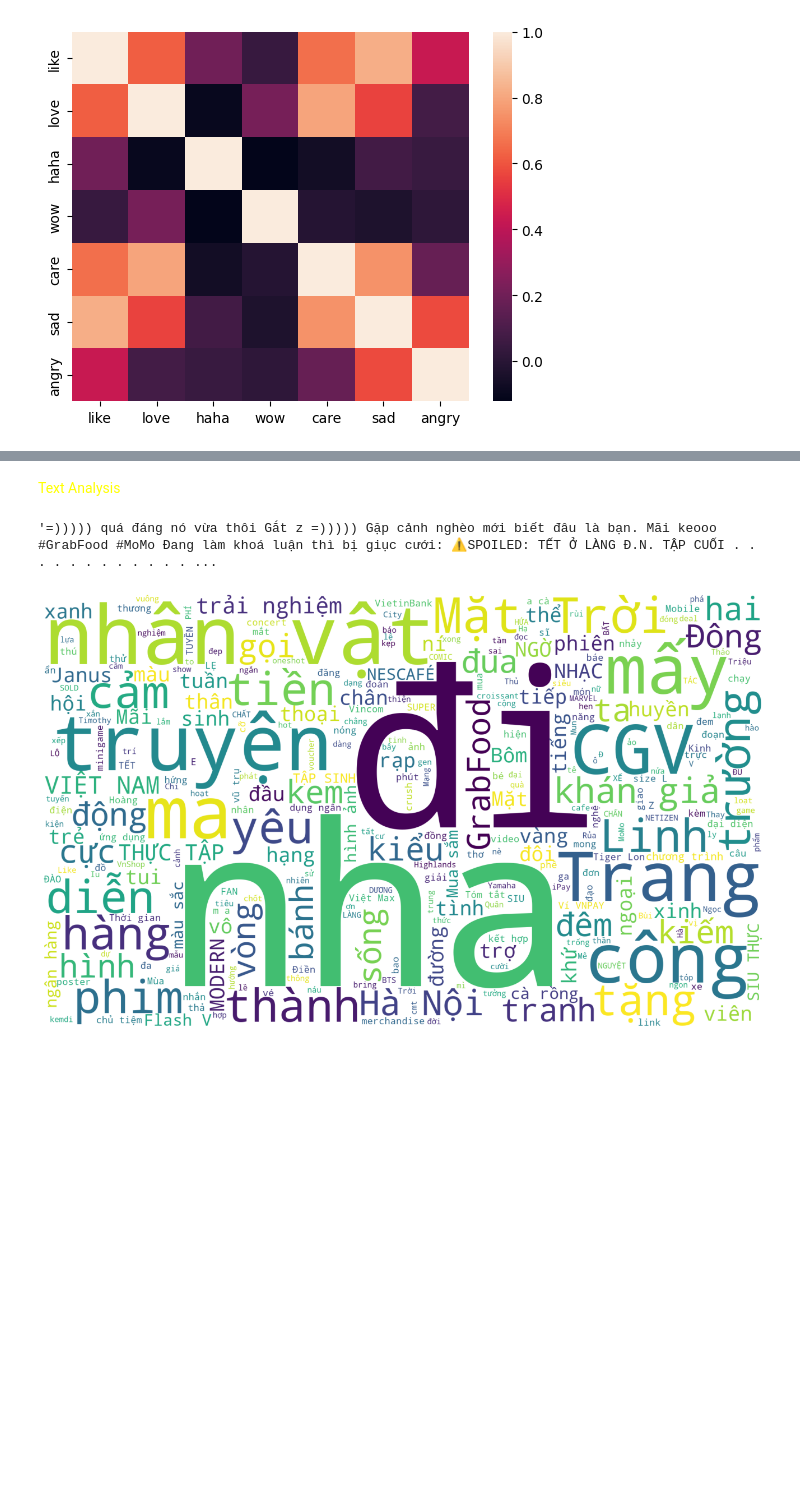
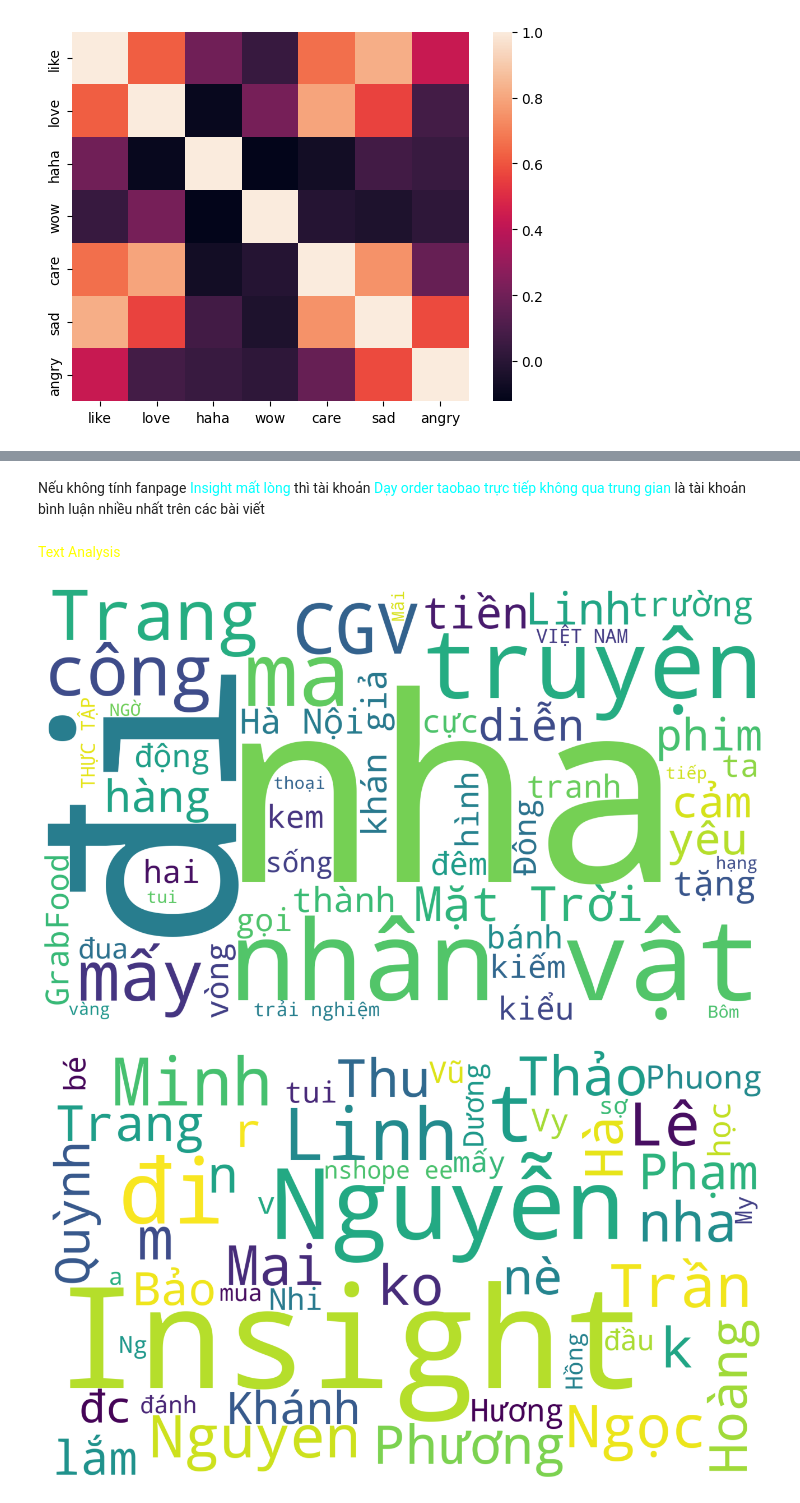
Before and after one commit to nguyenduchuyiu/facebook_analysis, a Jupyter notebook: Analyze_Data.ipynb, the cells around one changed output, grey strips where cells are left out. Drawn from its saved outputs; the diff is of its cells as text; code cells hidden in the pictures; blank space fills up the shorter version.

```diff
--- a/Analyze_Data.ipynb
+++ b/Analyze_Data.ipynb
@@ -33,8 +34,7 @@ reactions_df.astype(int)
 
 df = pd.concat([df, reactions_df], axis=1)
 # %%
-from datetime import datetime
-df['time'] = df['time'].apply(lambda x: datetime.strptime(x, "%Y-%m-%d %H:%M:%S"))
+df['time'] = df['time'].apply(lambda x: datetime.datetime.strptime(x, "%Y-%m-%d %H:%M:%S"))
 
 df['hour'] = df['time'].apply(lambda x : x.hour)
 
@@ -139,14 +166,19 @@ sns.heatmap(reactions.corr())
+# %% [markdown]
+Nếu không tính fanpage <span style="color:cyan">Insight mất lòng</span> thì tài khoản <span style="color:cyan">Dạy order taobao trực tiếp không qua trung gian</span> là tài khoản bình luận nhiều nhất trên các bài viết
 # %% [markdown]
 <span style="color:yellow;">Text Analysis</span>
-# %%
-post_list = []
-for text in df['post_text']:
-    text = text.replace('\n', ' ')
-    post_list.append(text)
-post_texts = (' ').join(post_list)
-post_texts
-# %% [output]
-'=))))) quá đáng nó vừa thôi Gắt z =))))) Gặp cảnh nghèo mới biết đâu là bạn. Mãi keooo #GrabFood #MoMo Đang làm khoá luận thì bị giục cưới: ⚠️SPOILED: TẾT Ở LÀNG Đ.N. TẬP CUỐI . . . . . . . . . . . . ...
+# %%
+def process_text(text_series):
+    text_list = []
+    for text in text_series:
+        text = text.replace('\n', ' ')
+        text_list.append(text)
+    texts = (' ').join(text_list)
+    return texts
+
+post_texts = process_text(df['post_text'])
+comment_texts = process_text(comment_df['comment_text'])
+comment_texts = comment_texts.replace('\\u200c', '')
 # %%
 # Make a list of vietnamese stop words
 vn_stopwords = []
@@ -155,19 +187,24 @@ with open('Data//vietnamese-stopwords.txt', encoding='utf-8') as file:
         word = line.rstrip('\n')
         vn_stopwords.append(word)
 # %%
+# Word Cloud of post_text
 from wordcloud import WordCloud
 
-stopwords = vn_stopwords
-wordcloud = WordCloud(stopwords=stopwords,
-                      background_color="white",
-                      max_words=300, width=2000,
-                      height=1200
-                      ).generate(post_texts)
-plt.imshow(wordcloud)
-plt.axis("off")
-plt.show()
+def plot_wordcloud(text):
+    wordcloud = WordCloud(stopwords=vn_stopwords,
+                        background_color="white",
+                        max_words=50, width=2000,
+                        height=1200
+                        ).generate(text)
+    plt.imshow(wordcloud)
+    plt.axis("off")
+    plt.show()
+
+plot_wordcloud(post_texts)
+plot_wordcloud(comment_texts)
 # %% [output]
-[figure, old version]
+[figure, new version]
+[figure, added]
 # %%
 import collections
 import matplotlib.cm as cm
```
Also changed, not shown: parts of 8 cells of this notebook.
